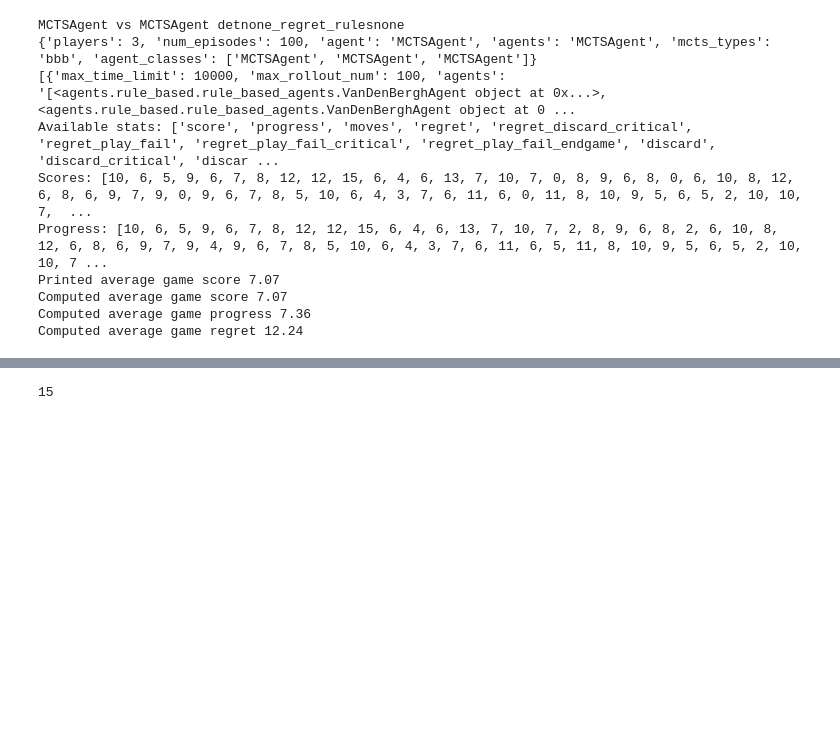
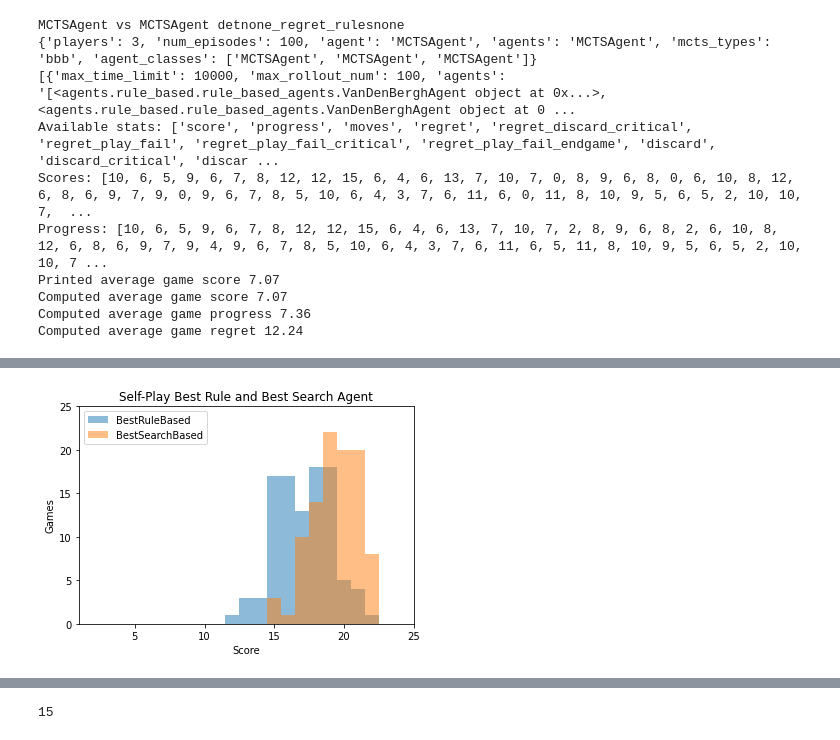
Before and after one commit to MBlogs/mcts-hanabi, a Jupyter notebook: experiments_store/analyse_experiment.ipynb, the cells around one changed output, grey strips where cells are left out. Drawn from its saved outputs; the diff is of its cells as text; code cells hidden in the pictures; blank space fills up the shorter version.

Commit message:
Updating experiment data

```diff
--- a/experiments_store/analyse_experiment.ipynb
+++ b/experiments_store/analyse_experiment.ipynb
@@ -168,7 +204,10 @@ file_names = {"vrun_rulebased3p":"vrun_rulebased_2/vrun_rulebased3p.sh.o"
              ,"vrun_mcts_detnone_regret_rulesnone":"vrun_mcts_3/vrun_mcts_detnone_regret_rulesnone.sh.o1215958"
              ,"vrun_mcts_detnone_regret":"vrun_mcts_3/vrun_mcts_detnone_regret.sh.o1215955"
              ,"vrun_mcts_regret_rulesnone":"vrun_mcts_3/vrun_mcts_regret_rulesnone.sh.o1215957"
-             ,"vrun_mcts_rulesnone":"vrun_mcts_3/vrun_mcts_rulesnone.sh.o1215954"}
+             ,"vrun_mcts_rulesnone":"vrun_mcts_3/vrun_mcts_rulesnone.sh.o1215954"
+             ,"vrun_mcts_detnone_c":"vrun_mcts_3/vrun_mcts_detnone_c.sh.o1216265"
+             ,"mix_rulebased":"mix_rulebased/mix_rulebased.txt"
+             }
 master_experiments = {}
 
 for k,v in file_names.items():
@@ -268,0 +307,7 @@ plot_hist(experiment_dict["OuterAgent vs OuterAgent"].game_df["score"],xlabel="M
+# %%
+name = ["VanDenBerghAgent vs VanDenBerghAgent","MCTSAgent vs MCTSAgent detnone_c"]
+series = {"BestRuleBased":experiment_dict[name[0]].game_df["score"][0:100]
+         ,"BestSearchBased":experiment_dict[name[1]].game_df["score"][0:100]}
+plot_hist(series,xlabel="Score",ylabel="Games", title="Self-Play Best Rule and Best Search Agent", xlim=(1,25),ylim=(0,25))
+# %% [output]
+[figure, added]
```
Also changed, not shown: parts of 15 cells of this notebook, 8 other files.
